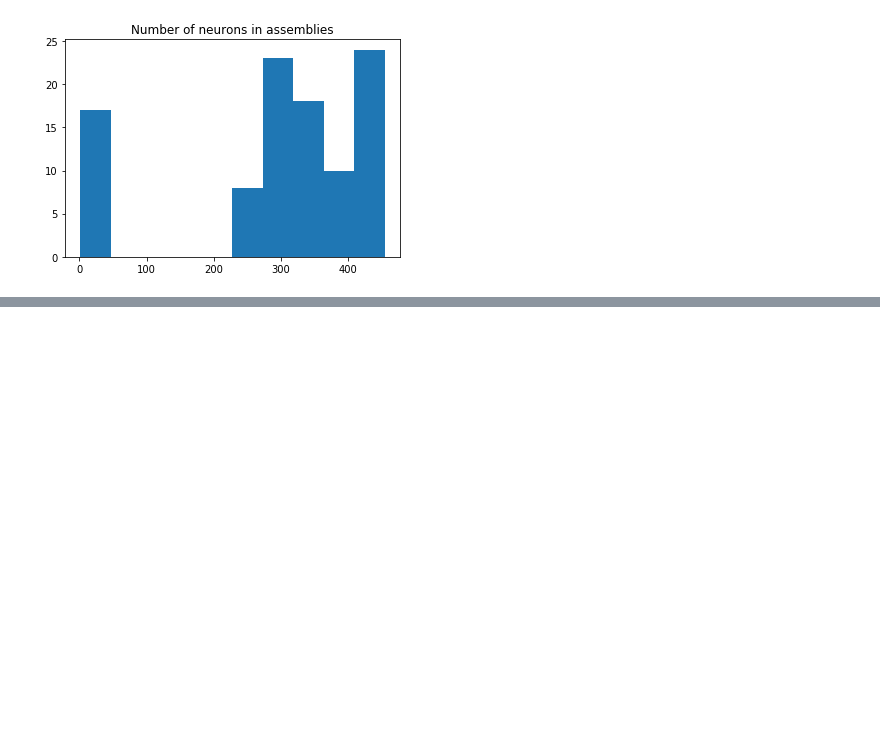
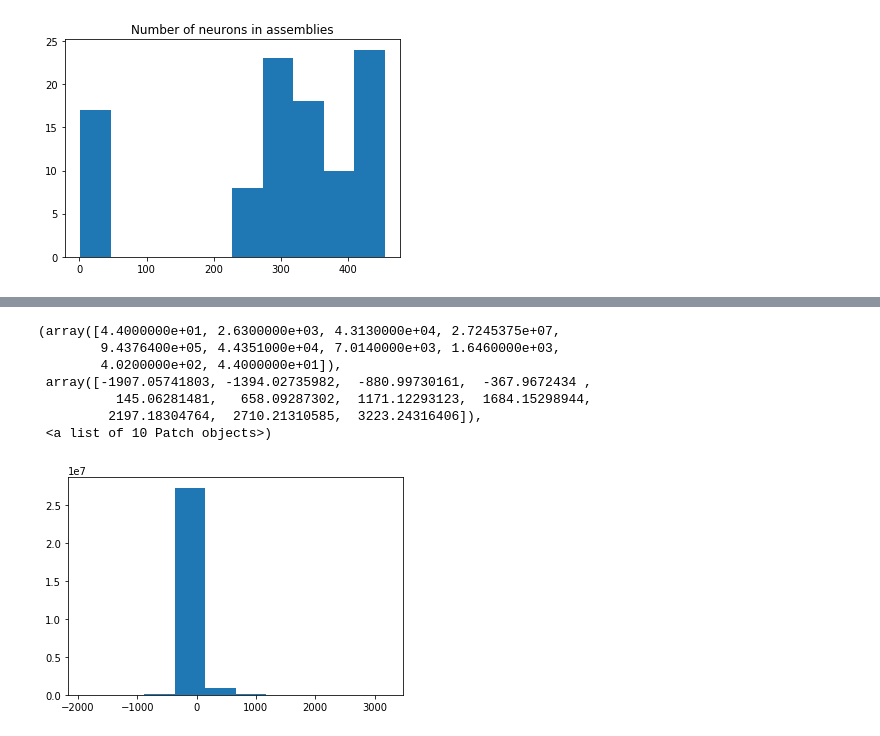
Before and after one commit to MouseLand/EnsemblePursuit, a Jupyter notebook: EnsemblePursuitInitial.ipynb, the cells around one changed output, grey strips where cells are left out. Cells and saved outputs as stored; diff of their text form; code cells hidden in the pictures; blank space fills up the shorter version.

```diff
--- a/EnsemblePursuitInitial.ipynb
+++ b/EnsemblePursuitInitial.ipynb
@@ -226,0 +289,11 @@ plt.show()
+# %%
+plt.hist(fit_x_train.flatten())
+# %% [output]
+(array([4.4000000e+01, 2.6300000e+03, 4.3130000e+04, 2.7245375e+07,
+        9.4376400e+05, 4.4351000e+04, 7.0140000e+03, 1.6460000e+03,
+        4.0200000e+02, 4.4000000e+01]),
+ array([-1907.05741803, -1394.02735982,  -880.99730161,  -367.9672434 ,
+          145.06281481,   658.09287302,  1171.12293123,  1684.15298944,
+         2197.18304764,  2710.21310585,  3223.24316406]),
+ <a list of 10 Patch objects>)
+[figure, added]
```
Also changed, not shown: parts of 3 cells of this notebook, 1 other file.
